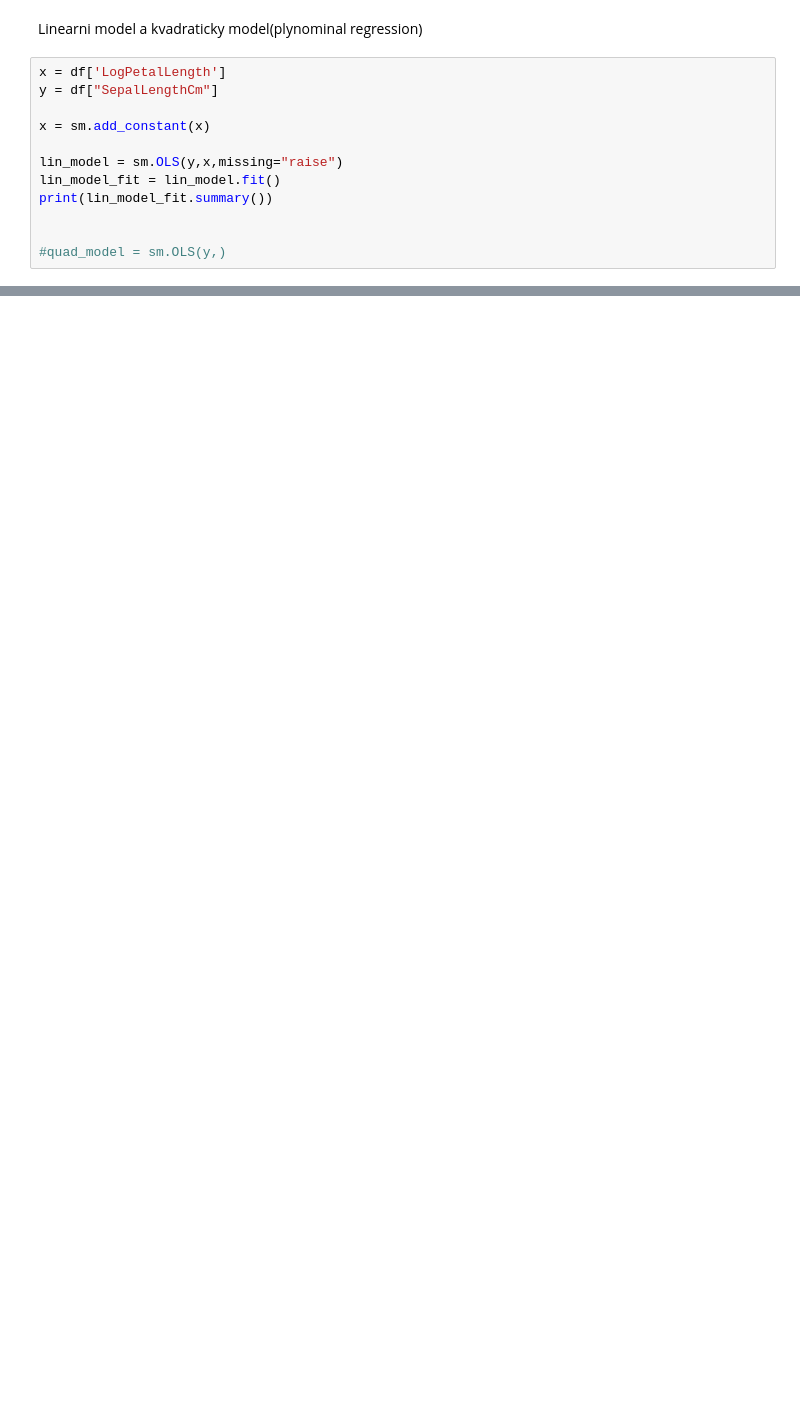
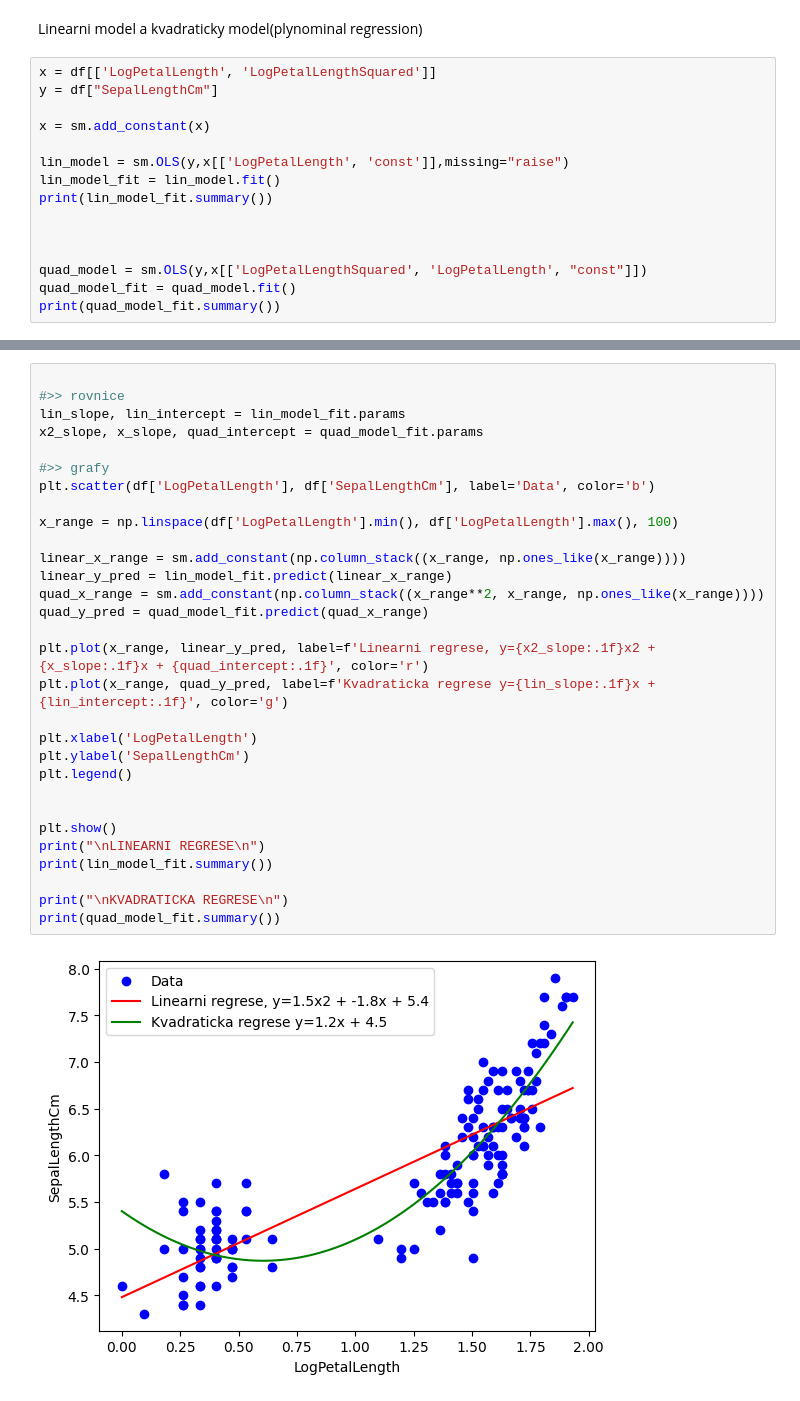
Before and after one commit to HonzaHalik/linearni-regrese, a Jupyter notebook: poly regrese.ipynb, the cells around one changed output, grey strips where cells are left out. Cells and saved outputs as stored; diff of their text form; blank space fills up the shorter version.

Commit message:
kvadraticka regrese
funkci graf a vsecko

```diff
--- a/poly regrese.ipynb
+++ b/poly regrese.ipynb
@@ -43,17 +44,20 @@ plt.scatter(df['LogPetalLength'], df['SepalLengthCm'])
 # %% [markdown]
 Linearni model a kvadraticky model(plynominal regression)
 # %%
-x = df['LogPetalLength']
+x = df[['LogPetalLength', 'LogPetalLengthSquared']]
 y = df["SepalLengthCm"]
 
 x = sm.add_constant(x)
 
-lin_model = sm.OLS(y,x,missing="raise")
+lin_model = sm.OLS(y,x[['LogPetalLength', 'const']],missing="raise")
 lin_model_fit = lin_model.fit()
 print(lin_model_fit.summary())
 
 
-#quad_model = sm.OLS(y,)
+
+quad_model = sm.OLS(y,x[['LogPetalLengthSquared', 'LogPetalLength', "const"]])
+quad_model_fit = quad_model.fit()
+print(quad_model_fit.summary())
 # %% [output]
                             OLS Regression Results
 ==============================================================================
@@ -89,0 +79,32 @@ plt.plot(x, lin_model_funkce, color = 'red')
+# %%
+
+#>> rovnice
+lin_slope, lin_intercept = lin_model_fit.params
+x2_slope, x_slope, quad_intercept = quad_model_fit.params
+
+#>> grafy
+plt.scatter(df['LogPetalLength'], df['SepalLengthCm'], label='Data', color='b')
+
+x_range = np.linspace(df['LogPetalLength'].min(), df['LogPetalLength'].max(), 100)
+
+linear_x_range = sm.add_constant(np.column_stack((x_range, np.ones_like(x_range))))
+linear_y_pred = lin_model_fit.predict(linear_x_range)
+quad_x_range = sm.add_constant(np.column_stack((x_range**2, x_range, np.ones_like(x_range))))
+quad_y_pred = quad_model_fit.predict(quad_x_range)
+
+plt.plot(x_range, linear_y_pred, label=f'Linearni regrese, y={x2_slope:.1f}x2 + {x_slope:.1f}x + {quad_intercept:.1f}', color='r')
+plt.plot(x_range, quad_y_pred, label=f'Kvadraticka regrese y={lin_slope:.1f}x + {lin_intercept:.1f}', color='g')
+
+plt.xlabel('LogPetalLength')
+plt.ylabel('SepalLengthCm')
+plt.legend()
+
+
+plt.show()
+print("\nLINEARNI REGRESE\n")
+print(lin_model_fit.summary())
+
+print("\nKVADRATICKA REGRESE\n")
+print(quad_model_fit.summary())
+# %% [output]
+[figure, added]
```
Also changed, not shown: parts of 4 cells of this notebook, 1 other file.
